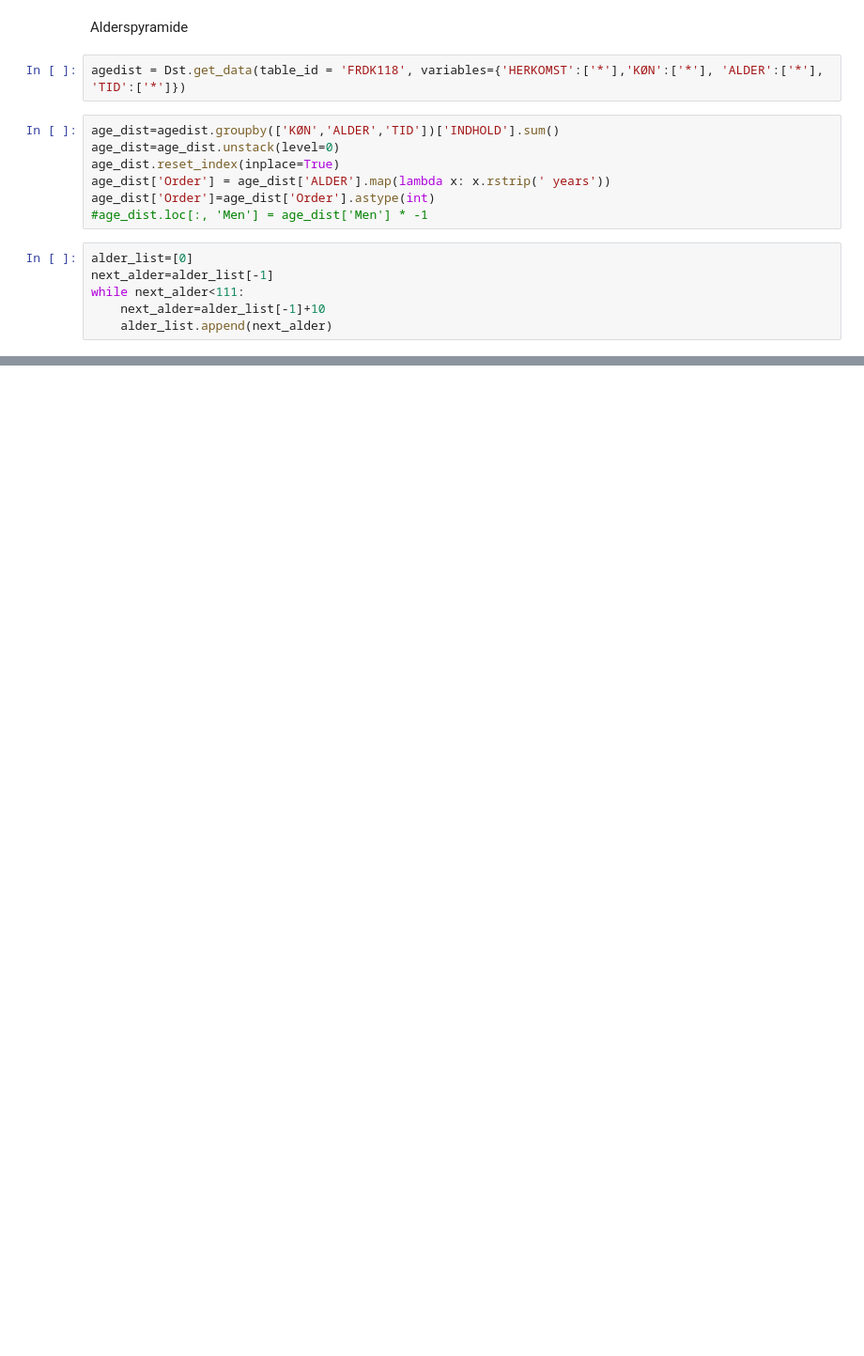
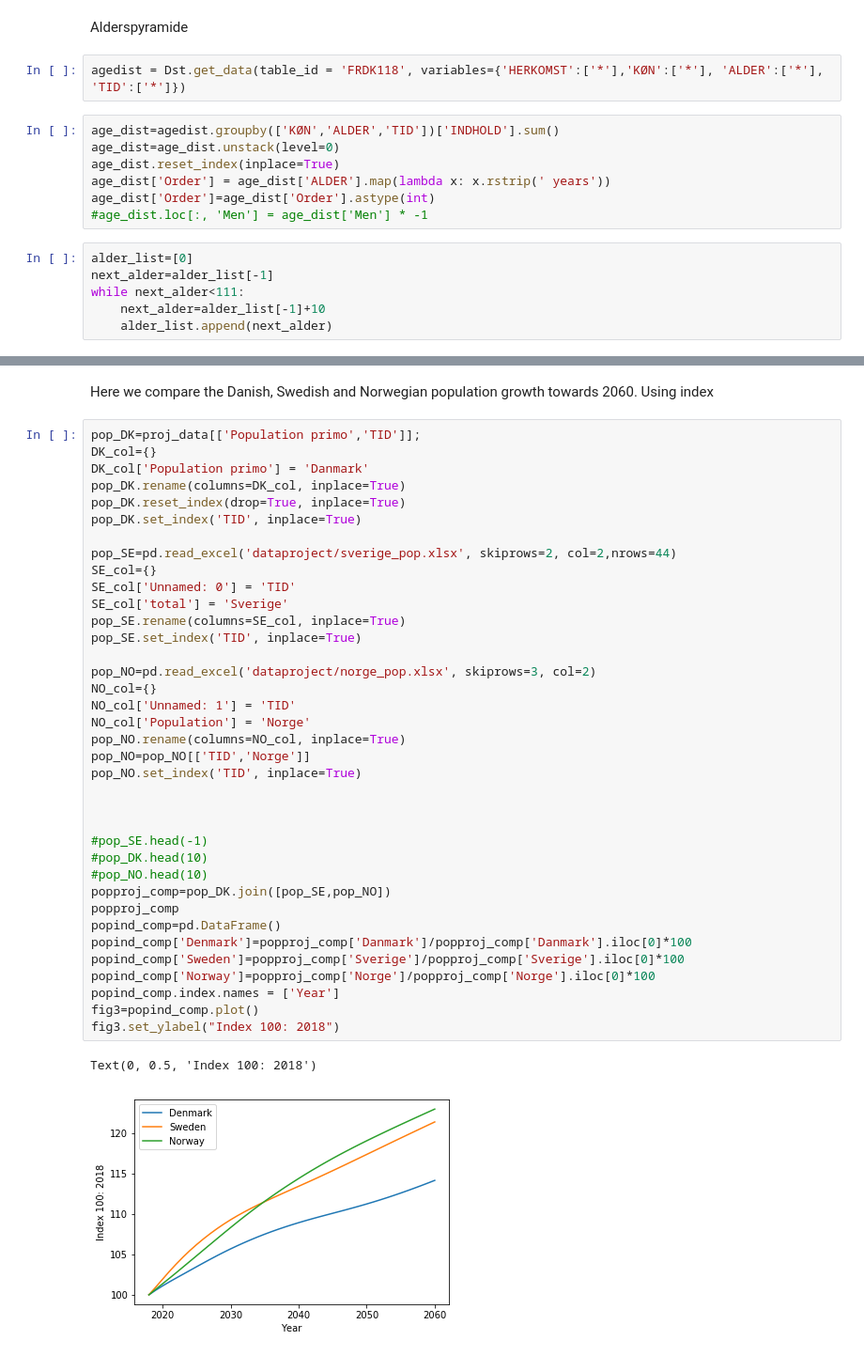
Before and after one commit to NumEconCopenhagen/projects-2019-tobias_jacob_sandru, a Jupyter notebook: dataproject/dataProject.ipynb, the cells around one changed output, grey strips where cells are left out. Shown at 94% size. Drawn from its saved outputs; the diff is of its cells as text; blank space fills up the shorter version.

```diff
--- a/dataproject/dataProject.ipynb
+++ b/dataproject/dataProject.ipynb
@@ -107,0 +114,42 @@ interactive(children=(IntSlider(value=2018, description='Year:', max=2058, min=2
+# %% [markdown]
+Here we compare the Danish, Swedish and Norwegian population growth towards 2060. Using index
+# %%
+pop_DK=proj_data[['Population primo','TID']];
+DK_col={}
+DK_col['Population primo'] = 'Danmark'
+pop_DK.rename(columns=DK_col, inplace=True)
+pop_DK.reset_index(drop=True, inplace=True)
+pop_DK.set_index('TID', inplace=True)
+
+pop_SE=pd.read_excel('dataproject/sverige_pop.xlsx', skiprows=2, col=2,nrows=44)
+SE_col={}
+SE_col['Unnamed: 0'] = 'TID'
+SE_col['total'] = 'Sverige'
+pop_SE.rename(columns=SE_col, inplace=True)
+pop_SE.set_index('TID', inplace=True)
+
+pop_NO=pd.read_excel('dataproject/norge_pop.xlsx', skiprows=3, col=2)
+NO_col={}
+NO_col['Unnamed: 1'] = 'TID'
+NO_col['Population'] = 'Norge'
+pop_NO.rename(columns=NO_col, inplace=True)
+pop_NO=pop_NO[['TID','Norge']]
+pop_NO.set_index('TID', inplace=True)
+
+
+
+#pop_SE.head(-1)
+#pop_DK.head(10)
+#pop_NO.head(10)
+popproj_comp=pop_DK.join([pop_SE,pop_NO])
+popproj_comp
+popind_comp=pd.DataFrame()
+popind_comp['Denmark']=popproj_comp['Danmark']/popproj_comp['Danmark'].iloc[0]*100
+popind_comp['Sweden']=popproj_comp['Sverige']/popproj_comp['Sverige'].iloc[0]*100
+popind_comp['Norway']=popproj_comp['Norge']/popproj_comp['Norge'].iloc[0]*100
+popind_comp.index.names = ['Year']
+fig3=popind_comp.plot()
+fig3.set_ylabel("Index 100: 2018")
+# %% [output]
+Text(0, 0.5, 'Index 100: 2018')
+[figure, added]
```
Also changed, not shown: parts of 4 cells of this notebook, 2 other files.
